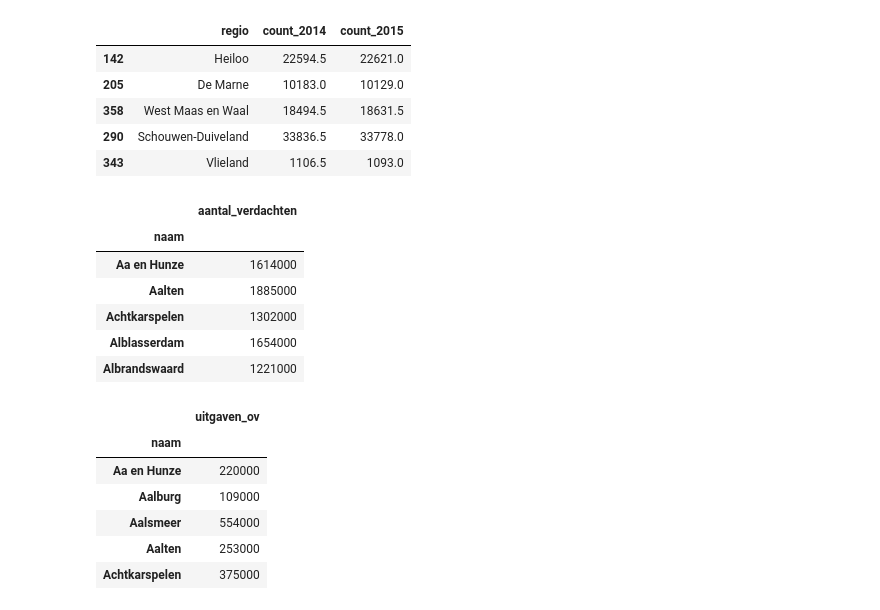
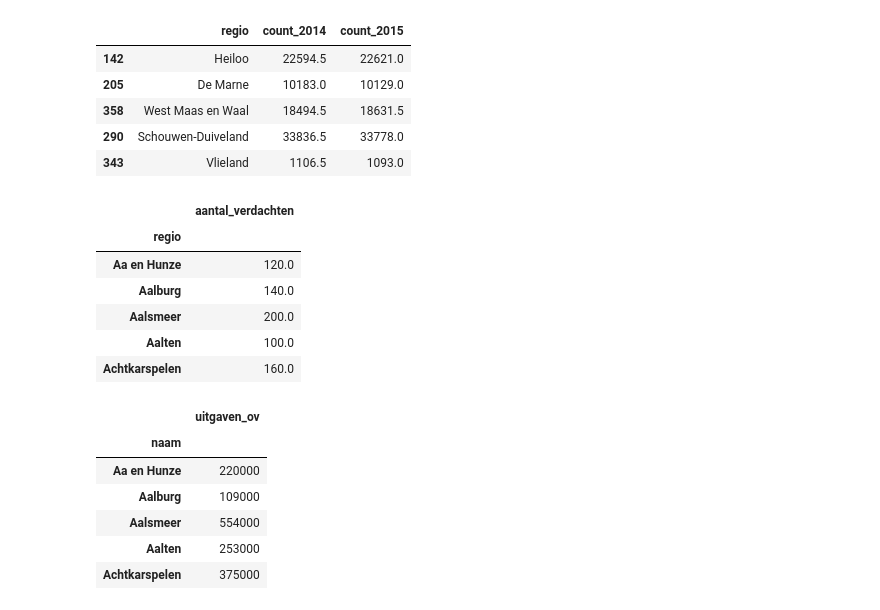
Before and after one commit to Gijs-Koot/gemeente-deler, a Jupyter notebook: notebooks/datasets.ipynb, the cells around one changed output. Cells and saved outputs as stored; diff of their text form; code cells hidden in the pictures.

Commit message:
fixed dataset

```diff
--- a/notebooks/datasets.ipynb
+++ b/notebooks/datasets.ipynb
@@ -40,18 +40,19 @@ count_df.sample(5)
 | 290 | Schouwen-Duiveland | 33836.5 | 33778.0 |
 | 343 | Vlieland | 1106.5 | 1093.0 |
 # %%
-vd = pd.read_excel("../datasets/raw/verdachten_2015.xlsx").set_index("naam").rename(columns={
-        "bedrag": "aantal_verdachten"
-    })
+vd = pd.read_excel("../datasets/raw/verdachten_edit.xlsx", skiprows=5).rename(columns={
+        "aantal": "aantal_verdachten",
+        "Regio 's": "regio"
+    }).set_index("regio").drop("Stedelijkheid buurt", axis=1)
 vd.head()
 # %% [output]
 |  | aantal_verdachten |
-| naam |  |
-| Aa en Hunze | 1614000 |
-| Aalten | 1885000 |
-| Achtkarspelen | 1302000 |
-| Alblasserdam | 1654000 |
-| Albrandswaard | 1221000 |
+| regio |  |
+| Aa en Hunze | 120.0 |
+| Aalburg | 140.0 |
+| Aalsmeer | 200.0 |
+| Aalten | 100.0 |
+| Achtkarspelen | 160.0 |
 # %%
 uitg = pd.read_excel("../datasets/raw/uitgaven_2014.xlsx").set_index("naam").rename(columns={
     2014: "uitgaven_ov"
```
Also changed, not shown: parts of 1 cell of this notebook, 1 other file.
